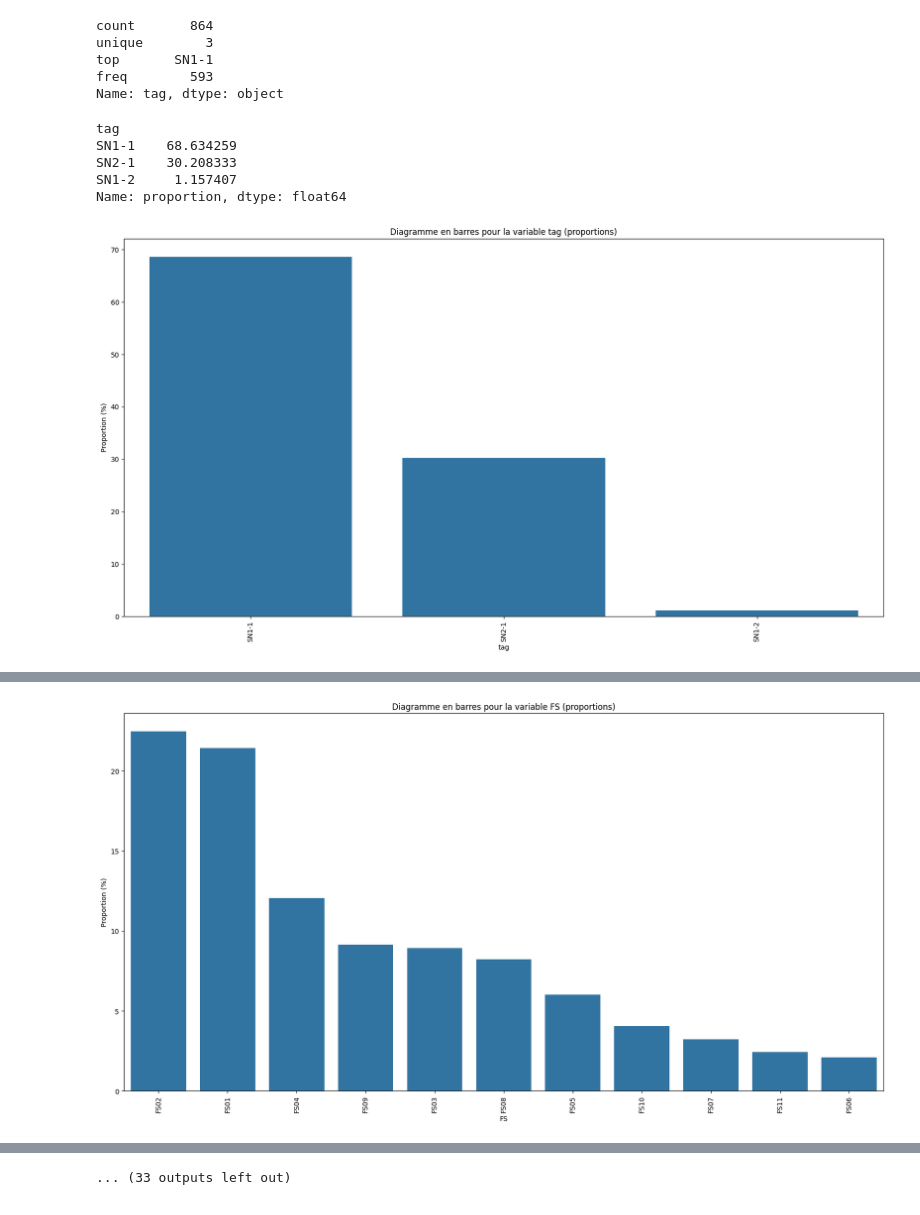
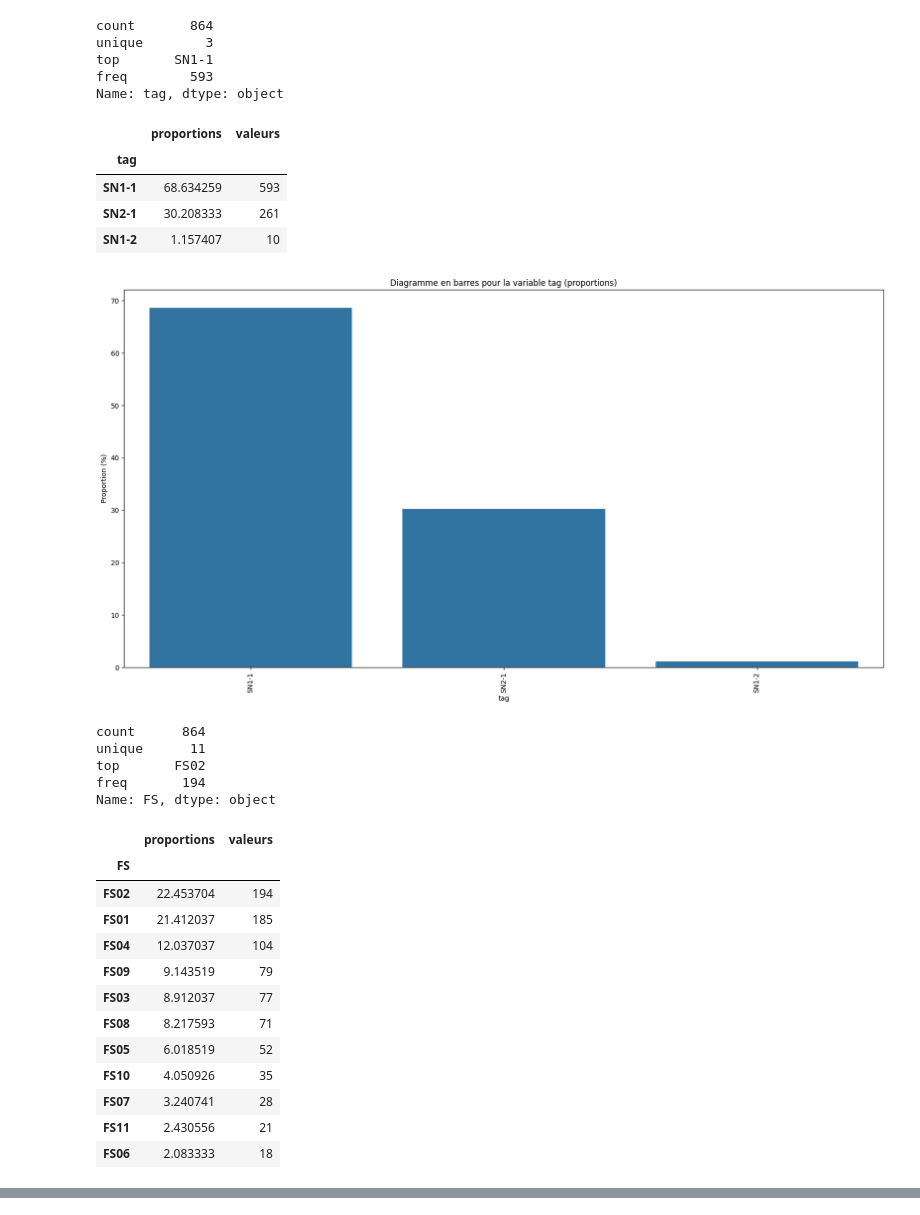
Before and after one commit to ClemBouy/stat, a Jupyter notebook: These_Alienor&Laurene/TOTAL/02_DescriptionVariablesQuali.ipynb, the cells around one changed output, grey strips where cells are left out. Drawn from its saved outputs; the diff is of its cells as text; code cells hidden in the pictures.

```diff
--- a/These_Alienor&Laurene/TOTAL/02_DescriptionVariablesQuali.ipynb
+++ b/These_Alienor&Laurene/TOTAL/02_DescriptionVariablesQuali.ipynb
@@ -8,26 +8,48 @@ data = pd.read_csv('data.csv')
 # %%
 categorical_columns = ['tag', 'FS', 'PE', 'RC', 'specialty', 'step_5', 'step_2', 'ecn_item', 'skill', 'ped_ambu', 'order_1', 'order_2', 'step_PEC_TTT', 'step_diag', 'step_autre']
 
 for col in categorical_columns:
     display(data[col].describe())
     plt.figure(figsize=(20, 10))
     proportions = data[col].value_counts(normalize=True) * 100
+    values = data[col].value_counts()
+    # display(proportions, values)
+    df = pd.DataFrame({ "proportions": proportions, "valeurs": values })
+    display(df)
     # proportions = proportions.head(15)
-    print(proportions)
+    # print(proportions)
     sns.barplot(x=proportions.index, y=proportions.values)
     plt.title(f"Diagramme en barres pour la variable {col} (proportions)")
     plt.ylabel('Proportion (%)')
     plt.xticks(rotation=90)
     plt.show()
 # %% [output]
 count       864
 unique        3
 top       SN1-1
 freq        593
 Name: tag, dtype: object
+|  | proportions | valeurs |
+| tag |  |  |
+| SN1-1 | 68.634259 | 593 |
+| SN2-1 | 30.208333 | 261 |
+| SN1-2 | 1.157407 | 10 |
+[figure]
-tag
-SN1-1    68.634259
-SN2-1    30.208333
-SN1-2     1.157407
-Name: proportion, dtype: float64
+count      864
+unique      11
+top       FS02
+freq       194
+Name: FS, dtype: object
-[figure]
+|  | proportions | valeurs |
+| FS |  |  |
+| FS02 | 22.453704 | 194 |
+| FS01 | 21.412037 | 185 |
+| FS04 | 12.037037 | 104 |
+| FS09 | 9.143519 | 79 |
+| FS03 | 8.912037 | 77 |
+| FS08 | 8.217593 | 71 |
+| FS05 | 6.018519 | 52 |
+| FS10 | 4.050926 | 35 |
+| FS07 | 3.240741 | 28 |
+| FS11 | 2.430556 | 21 |
+| FS06 | 2.083333 | 18 |
@@ -52 +79,0 @@ Name: proportion, dtype: float64
-[figure]
@@ -90 +94,0 @@ Name: proportion, Length: 156, dtype: float64
-... (33 outputs left out)
```
Also changed, not shown: parts of 1 cell of this notebook.
